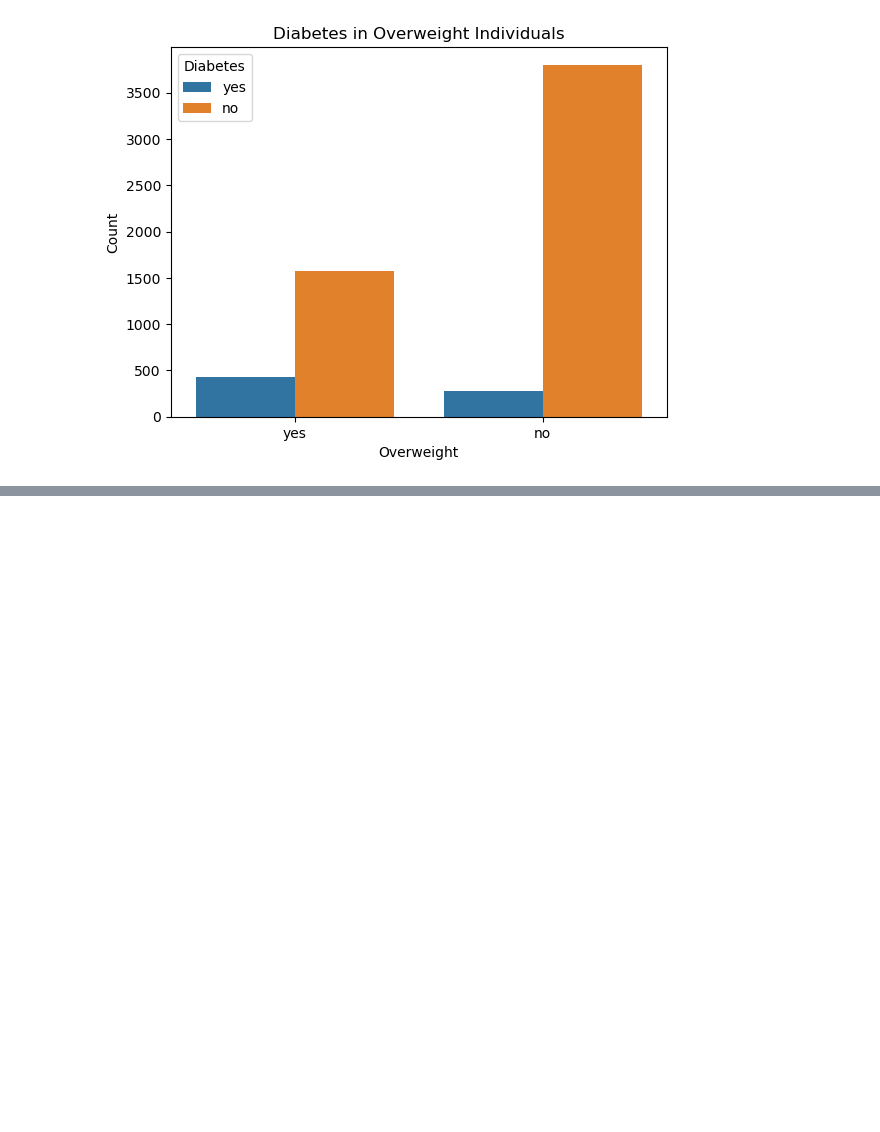
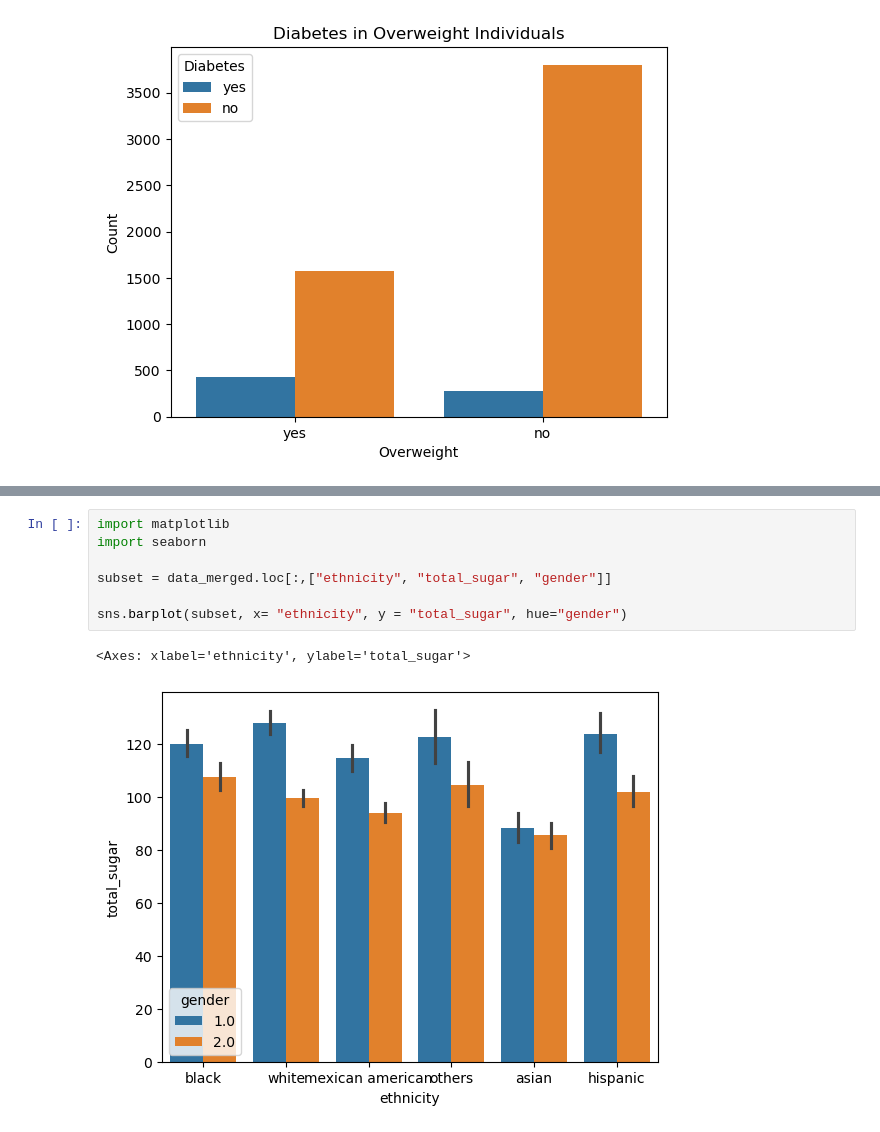
Before and after one commit to SoerenWenck/Capstone, a Jupyter notebook: scripts/Analysis_2013-2014.ipynb, the cells around one changed output, grey strips where cells are left out. Drawn from its saved outputs; the diff is of its cells as text; blank space fills up the shorter version.

```diff
--- a/scripts/Analysis_2013-2014.ipynb
+++ b/scripts/Analysis_2013-2014.ipynb
@@ -743,0 +731,10 @@ sns.barplot
+# %%
+import matplotlib
+import seaborn
+
+subset = data_merged.loc[:,["ethnicity", "total_sugar", "gender"]]
+
+sns.barplot(subset, x= "ethnicity", y = "total_sugar", hue="gender")
+# %% [output]
+<Axes: xlabel='ethnicity', ylabel='total_sugar'>
+[figure, added]
```
Also changed, not shown: parts of 5 cells of this notebook, 3 other files.
